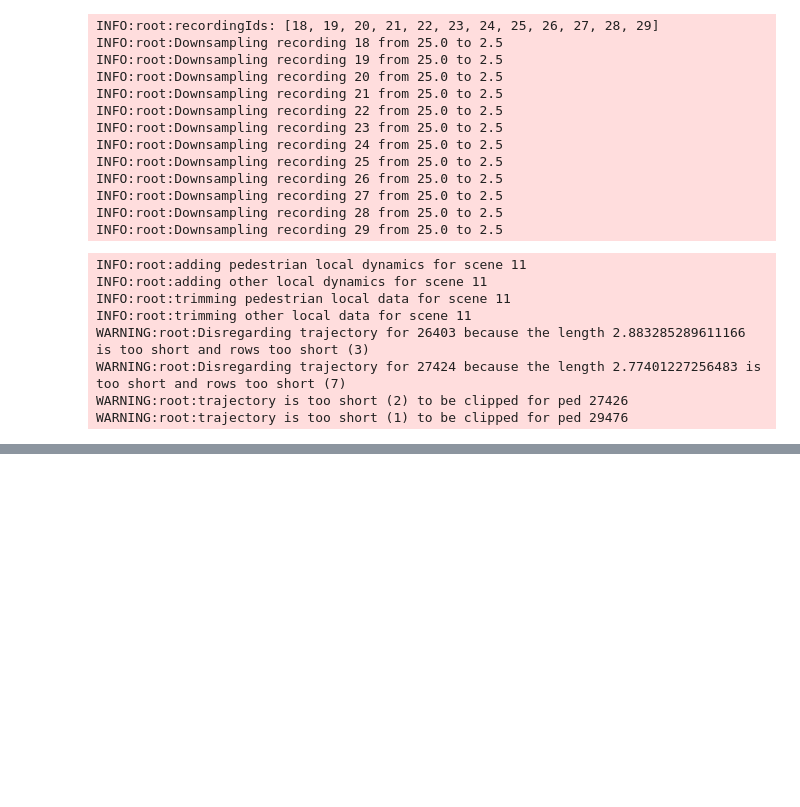
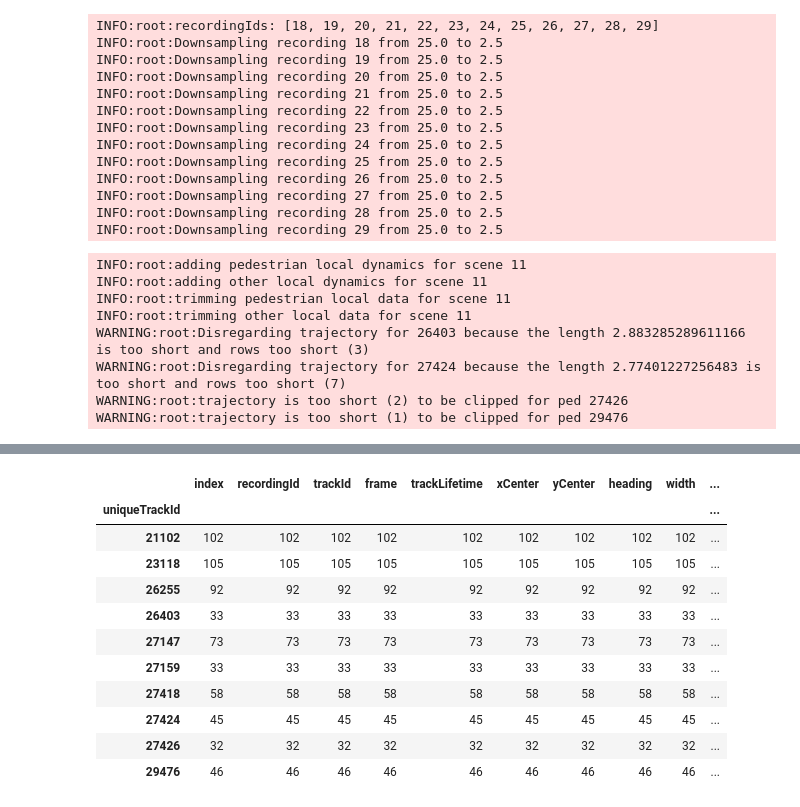
Before and after one commit to ika-rwth-aachen/drone-dataset-tools, a Jupyter notebook: src/notebooks/debug.ipynb, the cells around one changed output, grey strips where cells are left out. Saved outputs shown, nothing was run; the diff lists cells and outputs as text; code cells hidden in the pictures; blank space fills up the shorter version.

```diff
--- a/src/notebooks/debug.ipynb
+++ b/src/notebooks/debug.ipynb
@@ -99,0 +115,16 @@ pedData[pedData["uniqueTrackId"]==26255]
+# %%
+
+pedData.groupby(["uniqueTrackId"]).count()
+# %% [output]
+|  | index | recordingId | trackId | frame | trackLifetime | xCenter | yCenter | heading | width | ... |
+| uniqueTrackId |  |  |  |  |  |  |  |  |  | ... |
+| 21102 | 102 | 102 | 102 | 102 | 102 | 102 | 102 | 102 | 102 | ... |
+| 23118 | 105 | 105 | 105 | 105 | 105 | 105 | 105 | 105 | 105 | ... |
+| 26255 | 92 | 92 | 92 | 92 | 92 | 92 | 92 | 92 | 92 | ... |
+| 26403 | 33 | 33 | 33 | 33 | 33 | 33 | 33 | 33 | 33 | ... |
+| 27147 | 73 | 73 | 73 | 73 | 73 | 73 | 73 | 73 | 73 | ... |
+| 27159 | 33 | 33 | 33 | 33 | 33 | 33 | 33 | 33 | 33 | ... |
+| 27418 | 58 | 58 | 58 | 58 | 58 | 58 | 58 | 58 | 58 | ... |
+| 27424 | 45 | 45 | 45 | 45 | 45 | 45 | 45 | 45 | 45 | ... |
+| 27426 | 32 | 32 | 32 | 32 | 32 | 32 | 32 | 32 | 32 | ... |
+| 29476 | 46 | 46 | 46 | 46 | 46 | 46 | 46 | 46 | 46 | ... |
```
Also changed, not shown: parts of 2 cells of this notebook, 1 other file.
